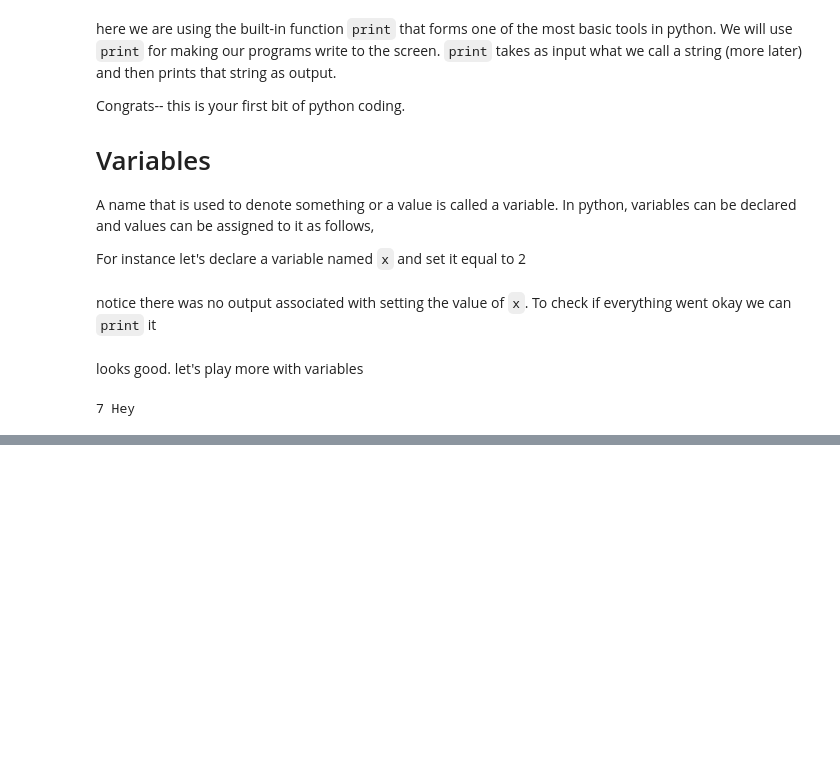
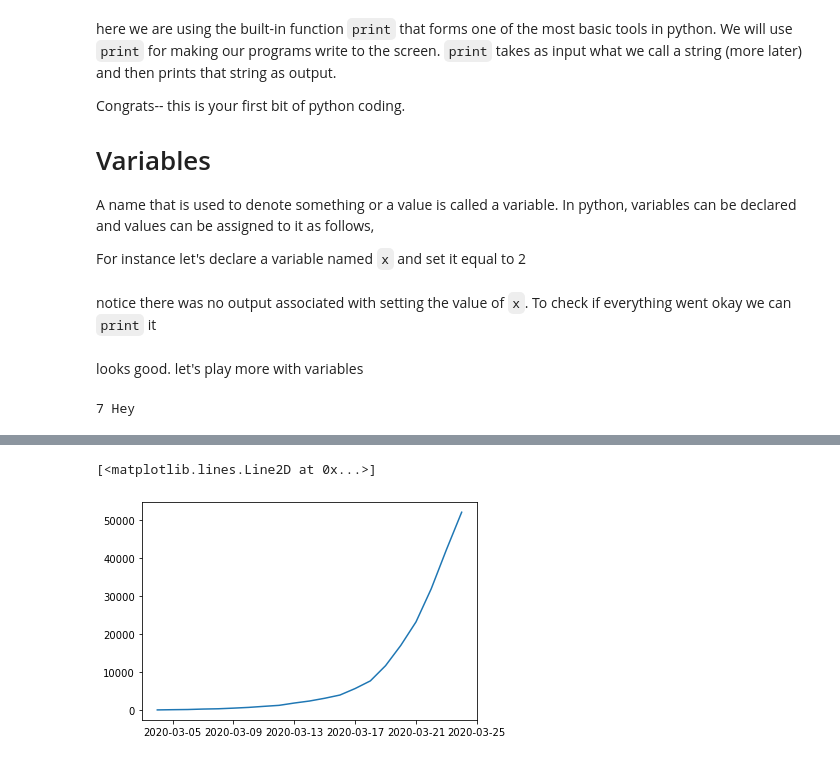
Before and after one commit to andrewkern/bio399, a Jupyter notebook: week1.ipynb, the cells around one changed output, grey strips where cells are left out. Saved outputs shown, nothing was run; the diff lists cells and outputs as text; code cells hidden in the pictures; blank space fills up the shorter version.

Commit message:
added basics of US covid case data download and plotting

```diff
--- a/week1.ipynb
+++ b/week1.ipynb
@@ -37,0 +405,8 @@ print(x+y, xy)
+# %%
+x = pd.read_csv("daily.csv")
+x['date']=pd.to_datetime(x['date'],format='%Y%m%d')
+# %%
+plt.plot(x.date,x.positive)
+# %% [output]
+[<matplotlib.lines.Line2D at 0x...>]
+[figure, added]
```
Also changed, not shown: parts of 96 cells of this notebook.
